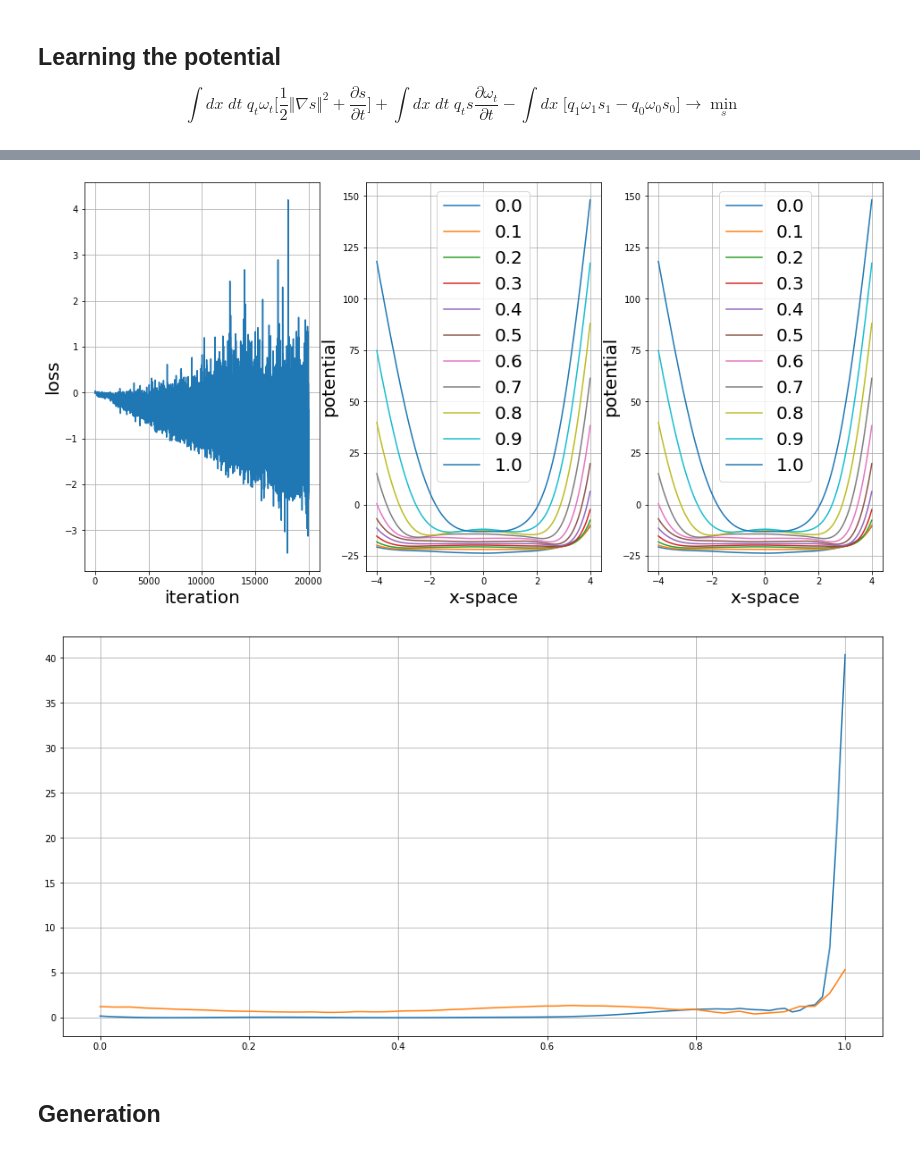
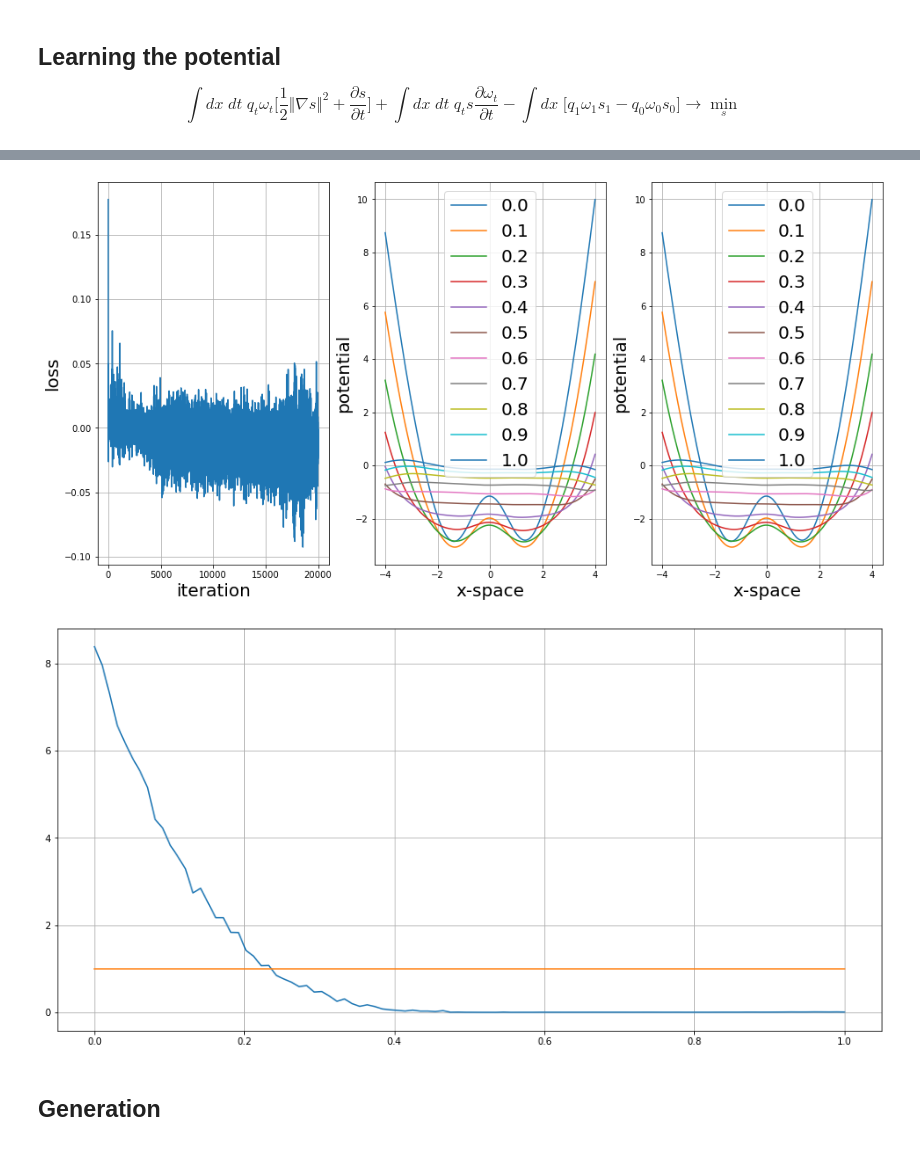
Before and after one commit to necludov/action-matching-pytorch, a Jupyter notebook: notebooks/VP-DDPM.ipynb, the cells around one changed output, grey strips where cells are left out. Cells and saved outputs as stored; diff of their text form; code cells hidden in the pictures.

```diff
--- a/notebooks/VP-DDPM.ipynb
+++ b/notebooks/VP-DDPM.ipynb
@@ -42,7 +43,8 @@ device = torch.device('cuda')
 config = dotdict()
 config.model = dotdict()
 config.model.evolution = 'vpsde'
-config.model.conditional = False
+config.model.task = 'diffusion'
+config.model.s = 'generic'
 config.model.classification = False
 config.data = dotdict()
 config.data.ydim = 0
@@ -81,8 +83,8 @@ plt.grid()
 $$\int dx\;dt\;q_t\omega_t\bigg[\frac{1}{2}\Vert\nabla s\Vert^2 + \frac{\partial s}{\partial t}\bigg] + \int dx\;dt\; q_ts\frac{\partial \omega_t}{\partial t} - \int dx\;\bigg[ q_1\omega_1s_1 - q_0\omega_0s_0\bigg] \to \min_s$$
 # %%
 net = toynet.SmallMLP().to(device)
-s = get_s(net, 'generic')
-loss_AM = AdaptiveLoss(alpha=1e-2)
+s = lambda t,x: net(t,x)
+loss_AM = AdaptiveLoss(alpha=1.0)
 # %%
 torch.manual_seed(1)
 
@@ -94,7 +96,7 @@ for i in range(n_iter):
     for p in net.parameters(): p.grad = None
 
     x = data[torch.randperm(data.shape[0])[:n_samples]]
-    loss = loss_AM.get_loss(s, x, q_t, w, dwdt)
+    loss, stats = loss_AM.get_loss(s, x, q_t, w, dwdt)
     loss.backward()
     optimizer.step()
     losses[i] = loss.detach().cpu().numpy()
@@ -142,7 +144,7 @@ plt.ylabel('potential', fontsize=fs)
 plt.legend(fontsize=fs)
 plt.grid()
 # %% [output]
-[figure, old version]
+[figure, new version]
 # %%
 times = torch.linspace(0,1,100).to(device)
 kinetic = torch.zeros_like(times).cpu()
@@ -157,11 +159,10 @@ for i,t in enumerate(times):
     time_der[i] = torch.abs(0.5*(dsdx**2).sum(1) + dsdt.sum(1)).mean().cpu()
 # %%
 plt.plot(times.cpu(), kinetic/kinetic.mean())
-plt.plot(times.cpu(), loss_AM.fw(times.cpu()))
-# plt.plot(times.cpu(), torch.sqrt(kinetic)*loss_AM.fw(times.cpu()))
+plt.plot(times.cpu(), loss_AM.fp(times.cpu()))
 plt.grid()
 # %% [output]
-[figure, old version]
+[figure, new version]
 # %% [markdown]
 ## Generation
 # %%
```
Also changed, not shown: parts of 6 cells of this notebook, 3 other files.
